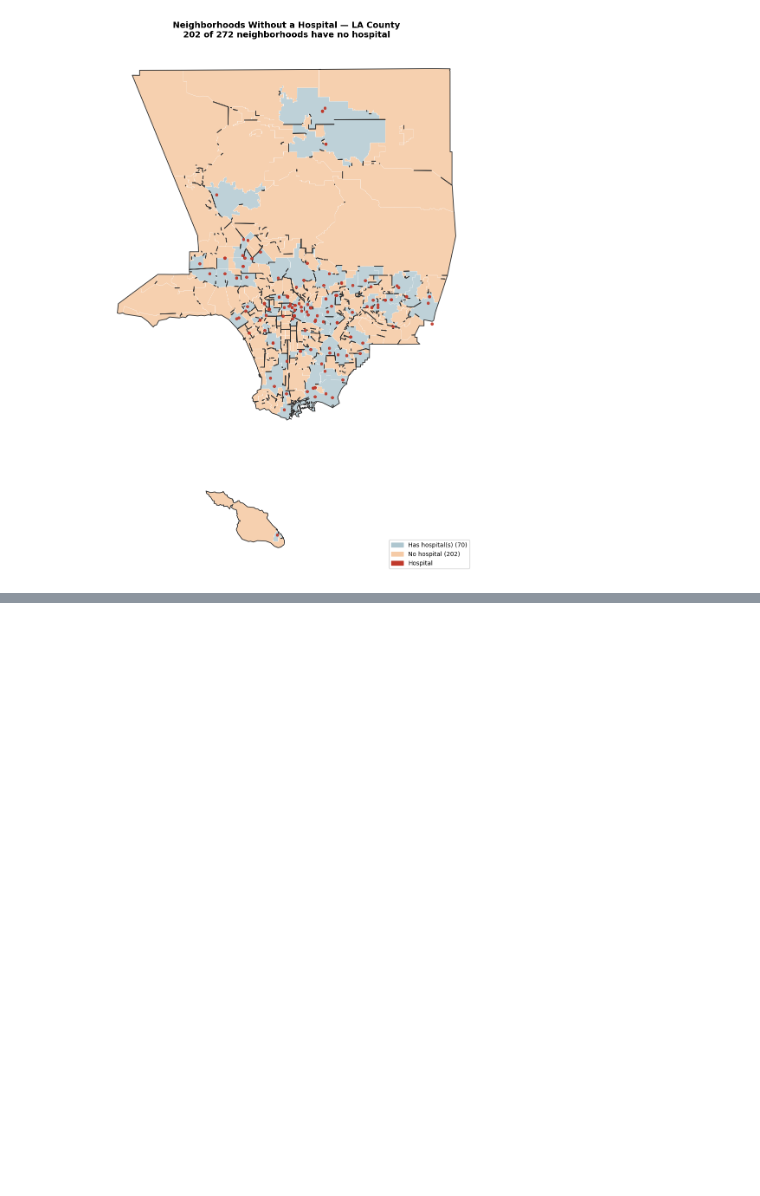
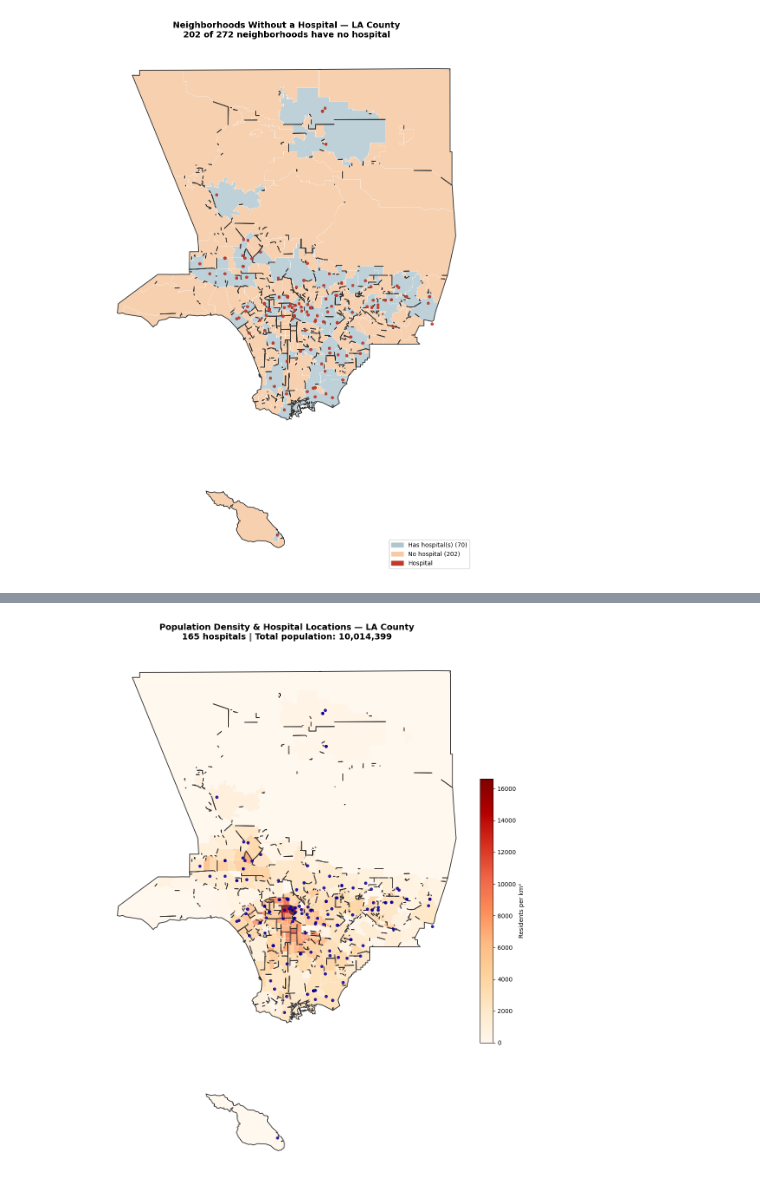
Before and after one commit to danielqhtruong/MATH497_Research_TDA, a Jupyter notebook: PH/Hospital_Visualization/visualize_hospitals.ipynb, the cells around one changed output, grey strips where cells are left out. Cells and saved outputs as stored; diff of their text form; code cells hidden in the pictures; blank space fills up the shorter version.

```diff
--- a/PH/Hospital_Visualization/visualize_hospitals.ipynb
+++ b/PH/Hospital_Visualization/visualize_hospitals.ipynb
@@ -17,9 +17,11 @@ Ready.
 # %%
 la_county = gpd.read_file("../../data/la_county.geojson").set_crs("EPSG:4326", allow_override=True)
 hospitals  = gpd.read_file("../../data/hospitals.geojson").set_crs("EPSG:4326", allow_override=True)
+tracts = gpd.read_file("../../data/svi_tracts.geojson").set_crs("EPSG:4326", allow_override=True)
 
 print(f"Neighborhoods : {len(la_county)}")
 print(f"Hospitals     : {len(hospitals)}")
+print(f"Tracts        : {len(tracts)}")
 hospitals.head()
 # %% [output]
 Neighborhoods : 272
@@ -269,0 +289,32 @@ Top 20 neighborhoods by hospital count:
+# %%
+fig, ax = plt.subplots(figsize=(16, 13))
+
+la_county.plot(
+    column="pop_density_per_km2",
+    ax=ax,
+    cmap="OrRd",
+    edgecolor="white",
+    linewidth=0.35,
+    alpha=0.85,
+    legend=True,
+    legend_kwds={"label": "Residents per km²", "shrink": 0.5, "pad": 0.01},
+)
+
+gpd.GeoSeries([unary_union(la_county.geometry)]).plot(
+    ax=ax, facecolor="none", edgecolor="#333", linewidth=1.3
+)
+
+hospitals.plot(
+    ax=ax, color="#0d009b", markersize=18, alpha=0.85, zorder=5, label="Hospital"
+)
+
+ax.set_title(
+    f"Population Density & Hospital Locations — LA County\n"
+    f"{len(hospitals)} hospitals | Total population: {la_county['population'].sum():,}",
+    fontsize=14, fontweight="bold", pad=12
+)
+ax.set_axis_off()
+plt.tight_layout()
+plt.show()
+# %% [output]
+[figure, added]
```
Also changed, not shown: parts of 15 cells of this notebook, 13 other files.
